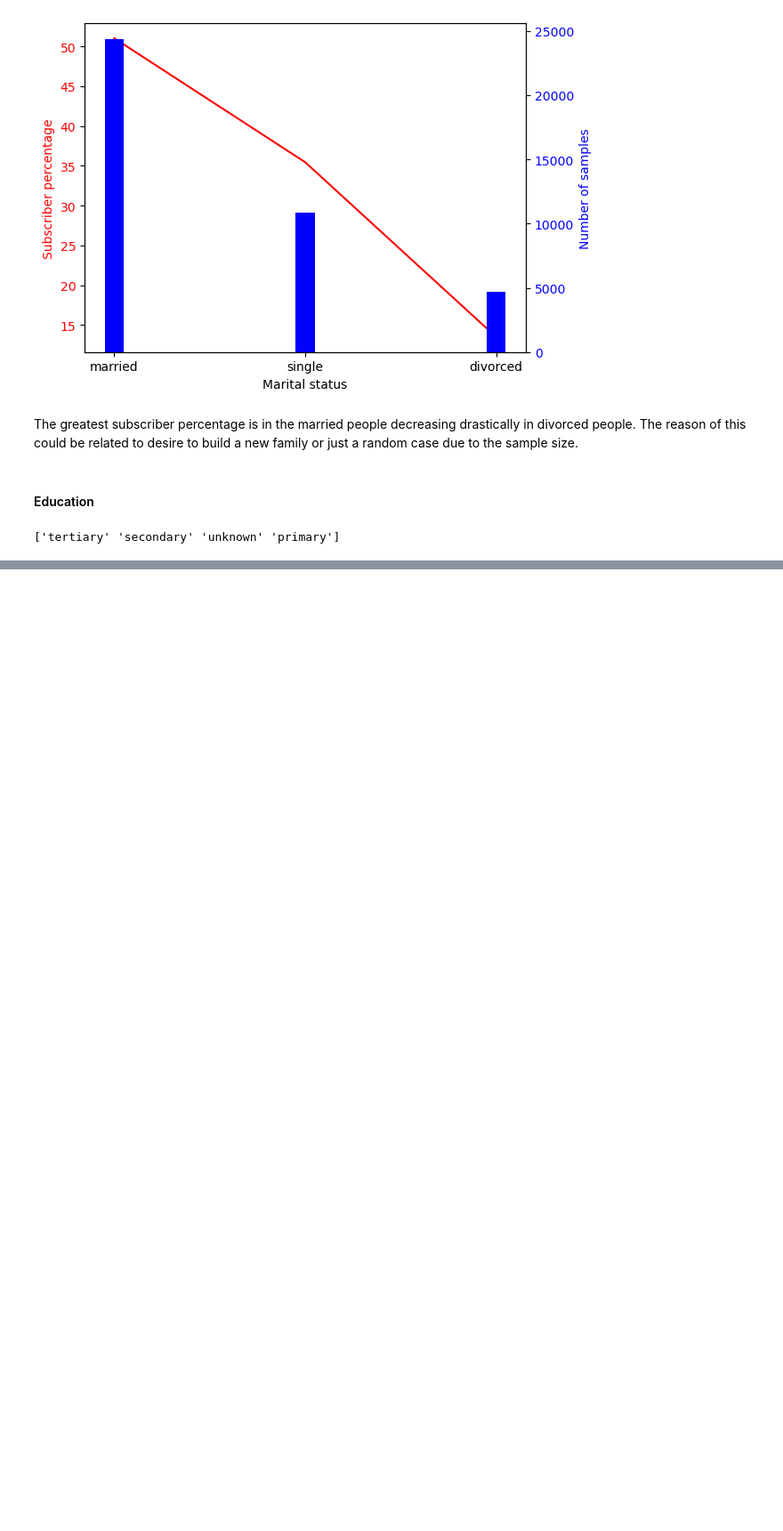
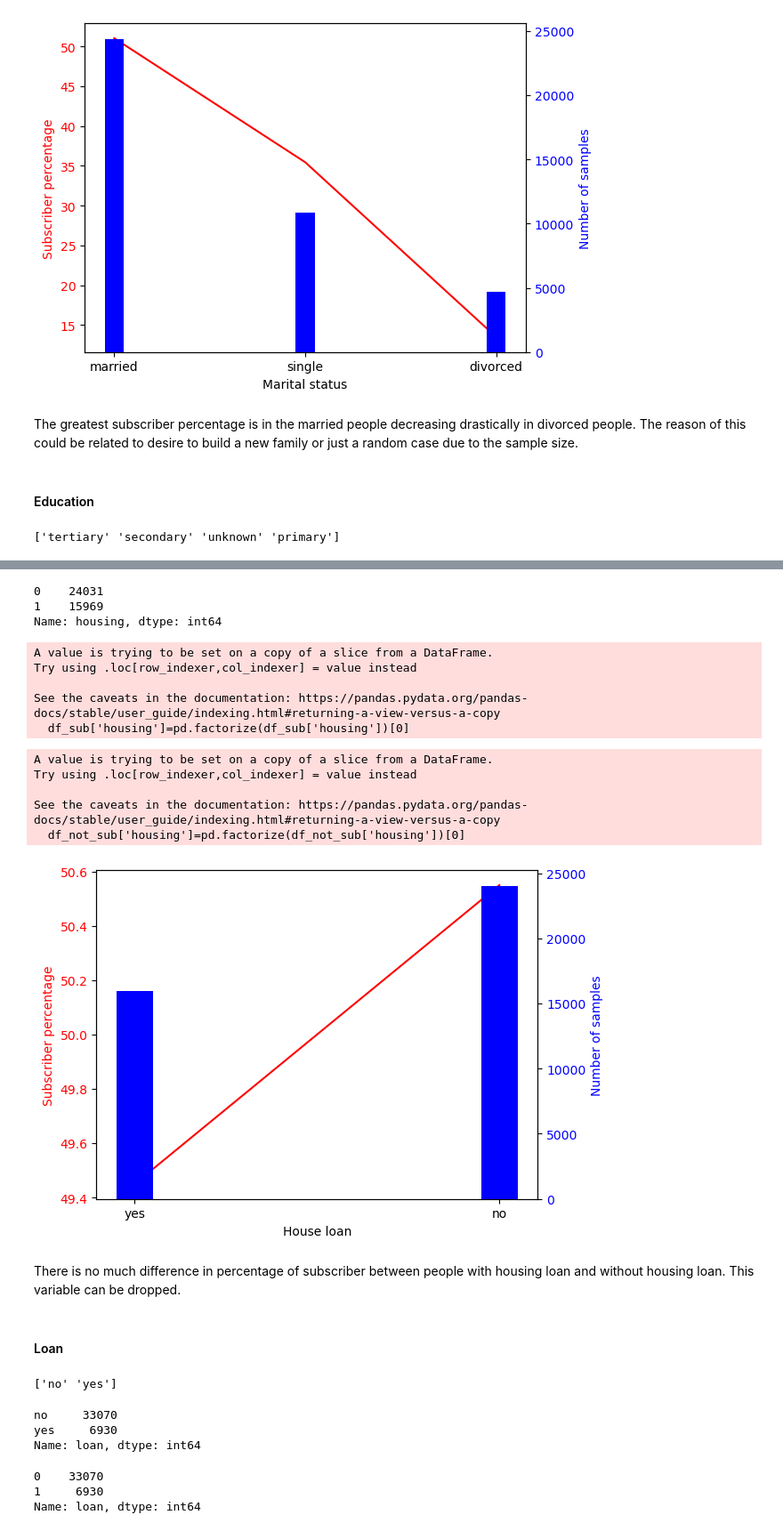
Before and after one commit to chiara89/OJGBREGVkBPNHLBf, a Jupyter notebook: term_deposit_subscription_prediction.ipynb, the cells around one changed output, grey strips where cells are left out. Shown: that part at 89% size. Cells and saved outputs as stored; diff of their text form; code cells hidden in the pictures; blank space fills up the shorter version.

```diff
--- a/term_deposit_subscription_prediction.ipynb
+++ b/term_deposit_subscription_prediction.ipynb
@@ -375,0 +525,2 @@ perc_ed = []
+# %%
+df['housing']=pd.factorize(df['housing'])[0]
@@ -375,0 +547,60 @@ perc_ed = []
+# %%
+print(df['housing'].value_counts())
+# %% [output]
+0    24031
+1    15969
+Name: housing, dtype: int64
+# %%
+df_sub['housing']=pd.factorize(df_sub['housing'])[0]
+# %% [output]
+A value is trying to be set on a copy of a slice from a DataFrame.
+Try using .loc[row_indexer,col_indexer] = value instead
+
+See the caveats in the documentation: https://pandas.pydata.org/pandas-docs/stable/user_guide/indexing.html#returning-a-view-versus-a-copy
+  df_sub['housing']=pd.factorize(df_sub['housing'])[0]
+# %%
+df_not_sub['housing']=pd.factorize(df_not_sub['housing'])[0]
+# %% [output]
+A value is trying to be set on a copy of a slice from a DataFrame.
+Try using .loc[row_indexer,col_indexer] = value instead
+
+See the caveats in the documentation: https://pandas.pydata.org/pandas-docs/stable/user_guide/indexing.html#returning-a-view-versus-a-copy
+  df_not_sub['housing']=pd.factorize(df_not_sub['housing'])[0]
+# %%
+label = ['yes' , 'no']
+perc_housing = [round((df_sub[df_sub.housing==1]).shape[0]/df_sub.shape[0]*100,2),round((df_sub[df_sub.housing==0]).shape[0]/df_sub.shape[0]*100,2)]
+num_samp_housing = [df[df.housing==1].shape[0],df[df.housing==0].shape[0]]
+fig, ax1 = plt.subplots()
+
+ax1.set_xlabel("House loan")
+ax1.set_ylabel('Subscriber percentage', color = 'red')
+ax1.plot(label,perc_housing, color = 'red')
+ax1.tick_params(axis ='y', labelcolor = 'red')
+
+# Adding Twin Axes
+
+ax2 = ax1.twinx()
+
+ax2.set_ylabel('Number of samples', color = 'blue')
+ax2.bar(label,num_samp_housing,width=0.1, color = 'blue')
+ax2.tick_params(axis ='y', labelcolor = 'blue')
+
+# Show plot
+
+plt.show()
+# %% [output]
+[figure, added]
+# %% [markdown]
+There is no much difference in percentage of subscriber between people with housing loan and without housing loan. This variable can be dropped.
+# %% [markdown]
+#### Loan
+# %%
+print(df['loan'].unique())
+# %% [output]
+['no' 'yes']
+# %%
+print(df['loan'].value_counts())
+# %% [output]
+no     33070
+yes     6930
+Name: loan, dtype: int64
@@ -375,0 +609,6 @@ perc_ed = []
+# %%
+print(df['loan'].value_counts())
+# %% [output]
+0    33070
+1     6930
+Name: loan, dtype: int64
```
Also changed, not shown: parts of 38 cells of this notebook.
